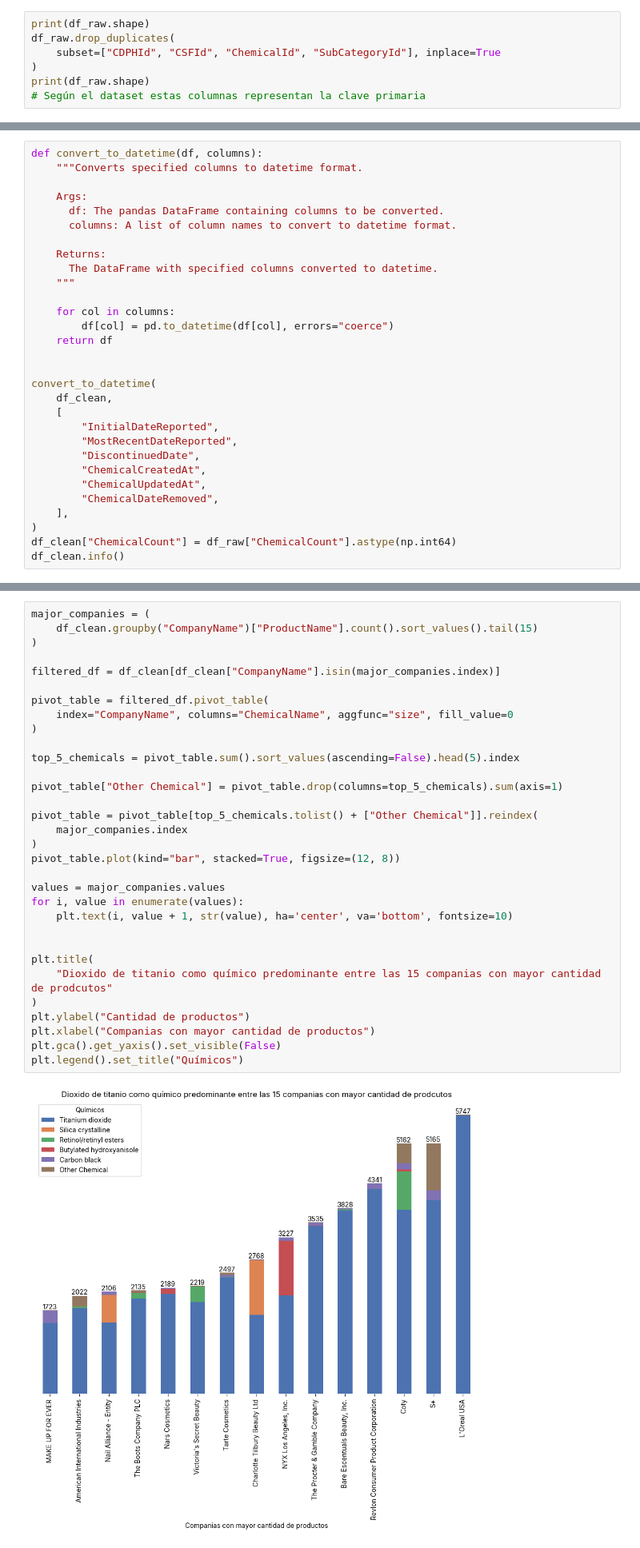
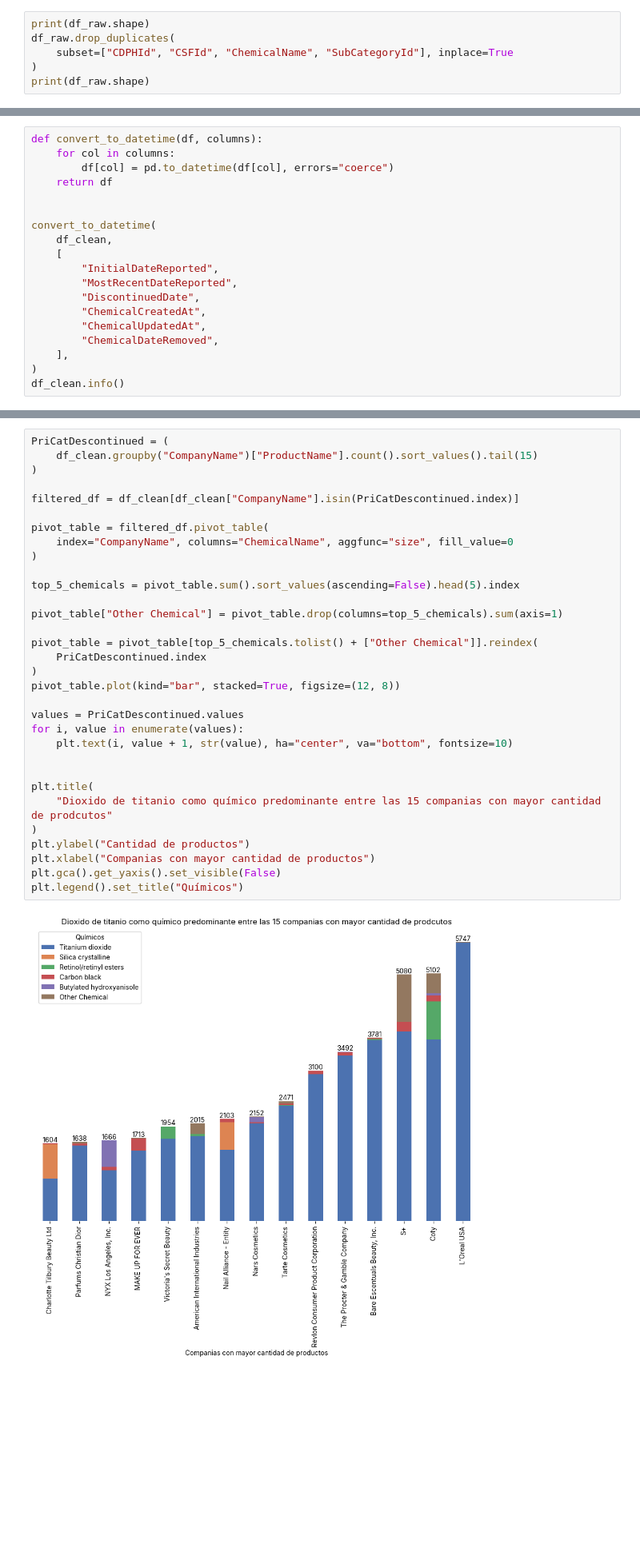
Before and after one commit to maugusto99/Data_science_curso, a Jupyter notebook: notebook.ipynb, the cells around one changed output, grey strips where cells are left out. Shown at 80% size. Saved outputs shown, nothing was run; the diff lists cells and outputs as text; blank space fills up the shorter version.

```diff
--- a/notebook.ipynb
+++ b/notebook.ipynb
@@ -164,9 +200,8 @@ df_raw
 # %%
 print(df_raw.shape)
 df_raw.drop_duplicates(
-    subset=["CDPHId", "CSFId", "ChemicalId", "SubCategoryId"], inplace=True
+    subset=["CDPHId", "CSFId", "ChemicalName", "SubCategoryId"], inplace=True
 )
 print(df_raw.shape)
-# Según el dataset estas columnas representan la clave primaria
 # %% [output]
 (114381, 22)
@@ -210,15 +228,5 @@ dtype: int64
 # %%
 def convert_to_datetime(df, columns):
-    """Converts specified columns to datetime format.
-
-    Args:
-      df: The pandas DataFrame containing columns to be converted.
-      columns: A list of column names to convert to datetime format.
-
-    Returns:
-      The DataFrame with specified columns converted to datetime.
-    """
-
     for col in columns:
         df[col] = pd.to_datetime(df[col], errors="coerce")
     return df
@@ -235,7 +243,6 @@ convert_to_datetime(
         "ChemicalDateRemoved",
     ],
 )
-df_clean["ChemicalCount"] = df_raw["ChemicalCount"].astype(np.int64)
 df_clean.info()
 # %% [output]
 <class 'pandas.core.frame.DataFrame'>
@@ -312,36 +325,36 @@ df_clean.select_dtypes(np.datetime64).describe().transpose()
 # Análisis de los datos
 ## Vista General
 # %%
-major_companies = (
+PriCatDescontinued = (
     df_clean.groupby("CompanyName")["ProductName"].count().sort_values().tail(15)
 )
 
-filtered_df = df_clean[df_clean["CompanyName"].isin(major_companies.index)]
+filtered_df = df_clean[df_clean["CompanyName"].isin(PriCatDescontinued.index)]
 
 pivot_table = filtered_df.pivot_table(
     index="CompanyName", columns="ChemicalName", aggfunc="size", fill_value=0
 )
 
 top_5_chemicals = pivot_table.sum().sort_values(ascending=False).head(5).index
 
 pivot_table["Other Chemical"] = pivot_table.drop(columns=top_5_chemicals).sum(axis=1)
 
 pivot_table = pivot_table[top_5_chemicals.tolist() + ["Other Chemical"]].reindex(
-    major_companies.index
+    PriCatDescontinued.index
 )
 pivot_table.plot(kind="bar", stacked=True, figsize=(12, 8))
 
-values = major_companies.values
+values = PriCatDescontinued.values
 for i, value in enumerate(values):
-    plt.text(i, value + 1, str(value), ha='center', va='bottom', fontsize=10)
+    plt.text(i, value + 1, str(value), ha="center", va="bottom", fontsize=10)
 
 
 plt.title(
     "Dioxido de titanio como químico predominante entre las 15 companias con mayor cantidad de prodcutos"
 )
 plt.ylabel("Cantidad de productos")
 plt.xlabel("Companias con mayor cantidad de productos")
 plt.gca().get_yaxis().set_visible(False)
 plt.legend().set_title("Químicos")
 # %% [output]
-[figure, old version]
+[figure, new version]
```
Also changed, not shown: parts of 52 cells of this notebook.
